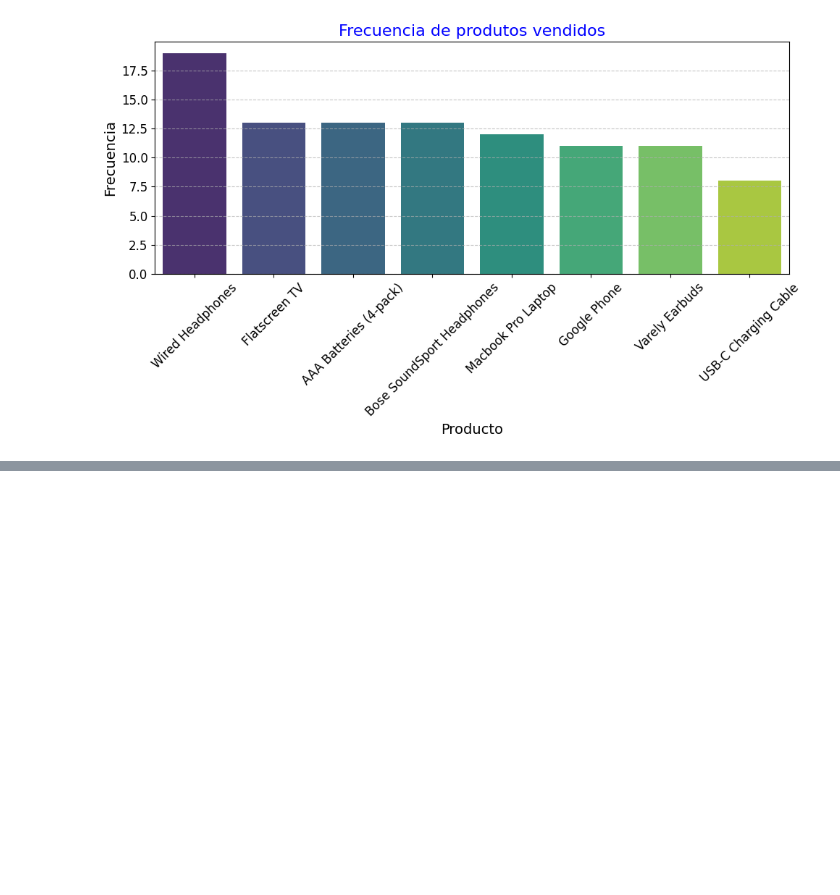
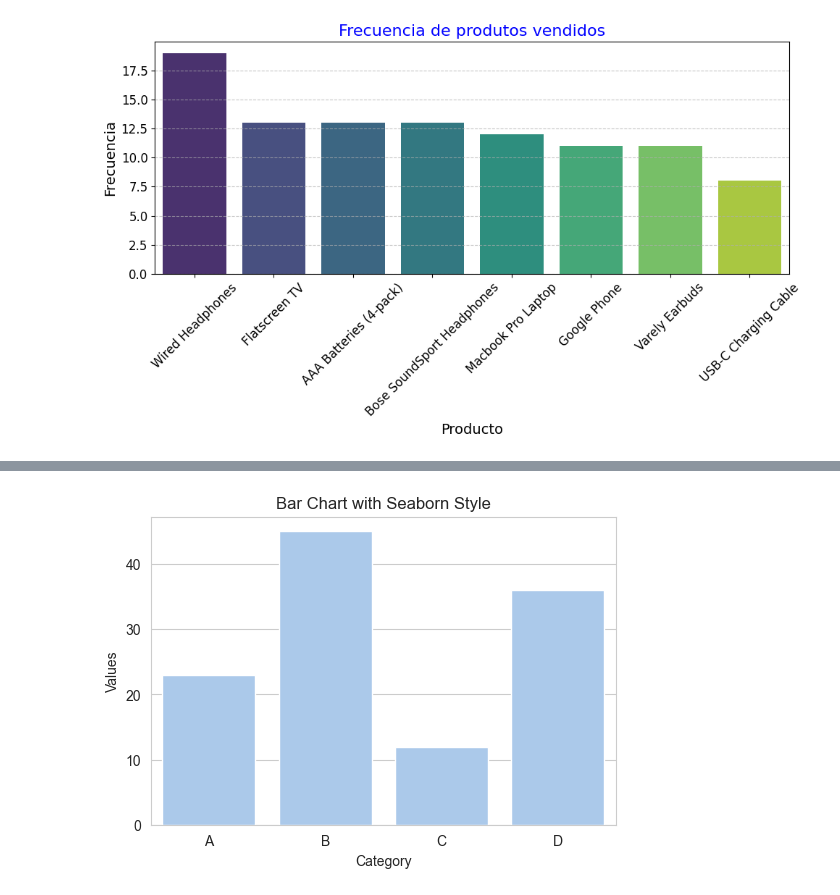
Before and after one commit to YACUERVO/Pandas, a Jupyter notebook: notebooks/ConversionyNormalizacionyAnalisisDatosCategoricos/GraficosBarras.ipynb, the cells around one changed output, grey strips where cells are left out. Saved outputs shown, nothing was run; the diff lists cells and outputs as text; code cells hidden in the pictures; blank space fills up the shorter version.

```diff
--- a/notebooks/ConversionyNormalizacionyAnalisisDatosCategoricos/GraficosBarras.ipynb
+++ b/notebooks/ConversionyNormalizacionyAnalisisDatosCategoricos/GraficosBarras.ipynb
@@ -108,0 +125,12 @@ Passing `palette` without assigning `hue` is deprecated and will be removed in v
+# %%
+sns.set_style('whitegrid') #Estableciendo un estilo de fondo
+sns.set_palette('pastel') #Estableciendo una paleta de colores
+
+plt.figure(figsize=(6,4))
+sns.barplot(data=df2, x='Category', y='Values')
+plt.title('Bar Chart with Seaborn Style')
+plt.xlabel('Category')
+plt.ylabel('Values')
+plt.show()
+# %% [output]
+[figure, added]
```
Also changed, not shown: parts of 7 cells of this notebook, 14 other files.
